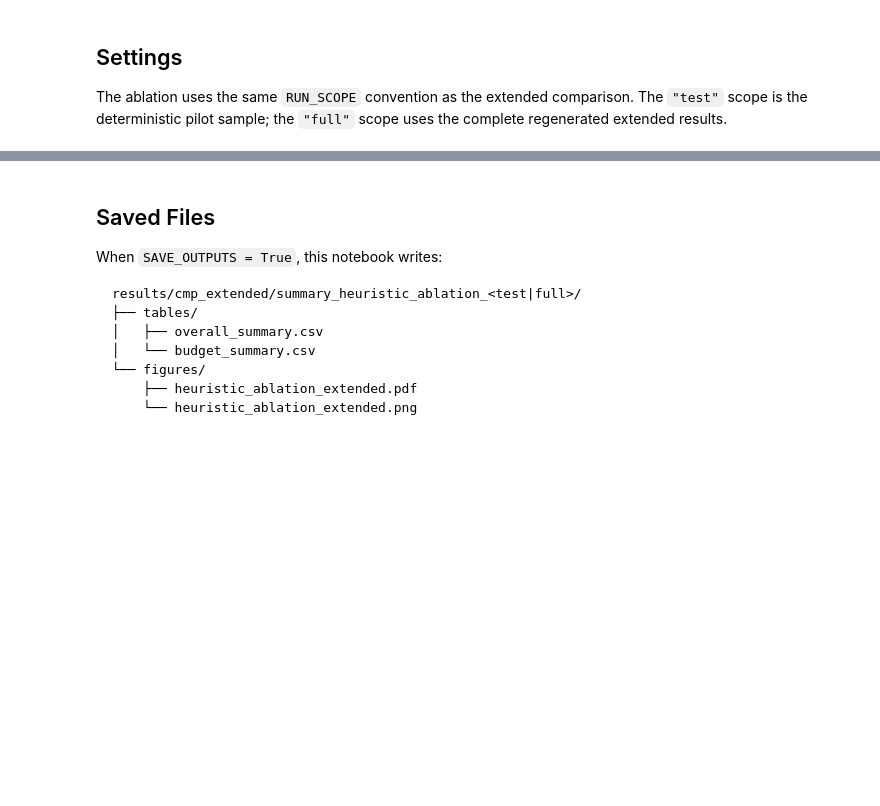
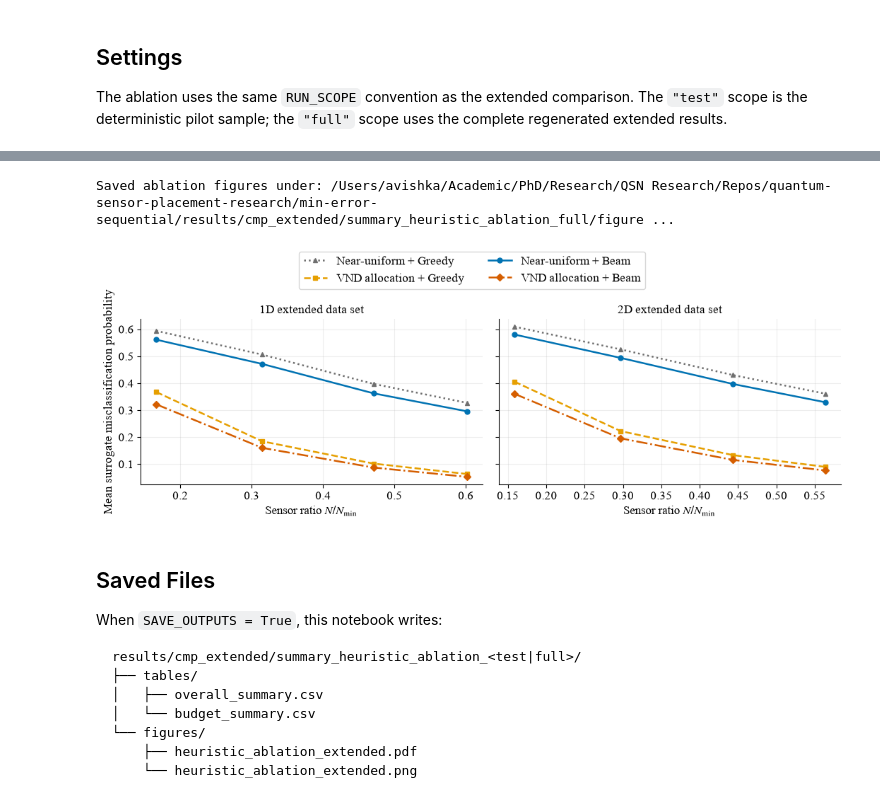
Before and after one commit to Avishka-Shamendra/quantum-sensor-placement-research, a Jupyter notebook: min-error-sequential/02_extended_analysis.ipynb, the cells around one changed output, grey strips where cells are left out. Saved outputs shown, nothing was run; the diff lists cells and outputs as text; code cells hidden in the pictures; blank space fills up the shorter version.

Commit message:
Update min-error heuristic analyses

```diff
--- a/min-error-sequential/02_extended_analysis.ipynb
+++ b/min-error-sequential/02_extended_analysis.ipynb
@@ -46,7 +49,7 @@ The `RUN_SCOPE` setting selects either the deterministic 100-case pilot sample (
 DATASETS = ["benchmark_1d", "benchmark_2d"]
 
 # Switch here: "test" runs 100 balanced cases; "full" runs all 2,700 cases per dataset.
-RUN_SCOPE = "test"
+RUN_SCOPE = "full"
 if RUN_SCOPE not in {"test", "full"}:
     raise ValueError('RUN_SCOPE must be "test" or "full"')
 
@@ -72,6 +80,7 @@ GREEDY_PARAMETERS = {}
 # Configure allocation VND and final beam-tree construction.
 HEURISTIC_PARAMETERS = {
     "beam_width": 3,
+    "max_iterations": 30,
     "initialization": "near_uniform",
     "move_sizes": (1, 2, 3),
 }
@@ -282,7 +388,7 @@ print("Source directory:", SOURCE_DIRECTORY)
 
 The ablation uses the same `RUN_SCOPE` convention as the extended comparison. The `"test"` scope is the deterministic pilot sample; the `"full"` scope uses the complete regenerated extended results.
 # %%
-RUN_SCOPE = "test"
+RUN_SCOPE = "full"
 DATASETS = ("benchmark_1d", "benchmark_2d")
 FINAL_TREE_BEAM_WIDTH = 3
 MOVE_SIZES = (1, 2, 3)
@@ -500,36 +710,39 @@ def plot_ablation_curves(rows):
         for method in METHOD_ORDER:
             style = METHOD_STYLES[method]
             axis.plot(
                 [row["budget_ratio"] for row in selected],
                 [row[method] for row in selected],
                 color=style["color"],
                 linestyle=style["linestyle"],
                 marker=style["marker"],
                 linewidth=1.8,
                 markersize=5.0,
                 label=method,
             )
         axis.set_title(f"{dimension} extended data set")
-        axis.set_xlabel(r"Budget ratio $\rho=N/N_{\min}$")
+        axis.set_xlabel(r"Sensor ratio $N/N_{\min}$")
         axis.grid(alpha=0.22, linewidth=0.8)
         axis.set_axisbelow(True)
     axes[0].set_ylabel("Mean surrogate misclassification probability")
     handles, labels = axes[-1].get_legend_handles_labels()
-    figure.legend(handles, labels, loc="outside upper center", ncol=len(labels))
-    figure.tight_layout(rect=(0, 0, 1, 0.88))
+    figure.legend(handles, labels, loc="outside upper center", ncol=2)
+    figure.tight_layout(rect=(0, 0, 1, 0.84))
     return figure
 
 
 figure = plot_ablation_curves(budget_rows)
 
 if SAVE_OUTPUTS:
     FIGURES_DIRECTORY.mkdir(parents=True, exist_ok=True)
     figure.savefig(FIGURES_DIRECTORY / "heuristic_ablation_extended.png", dpi=600, bbox_inches="tight")
     figure.savefig(FIGURES_DIRECTORY / "heuristic_ablation_extended.pdf", bbox_inches="tight")
     print("Saved ablation figures under:", FIGURES_DIRECTORY)
 
 display(figure)
 plt.close(figure)
+# %% [output]
+Saved ablation figures under: /Users/avishka/Academic/PhD/Research/QSN Research/Repos/quantum-sensor-placement-research/min-error-sequential/results/cmp_extended/summary_heuristic_ablation_full/figure ...
+[figure, added]
 # %% [markdown]
 ## Saved Files
 
```
Also changed, not shown: parts of 14 cells of this notebook, 8 other files.
